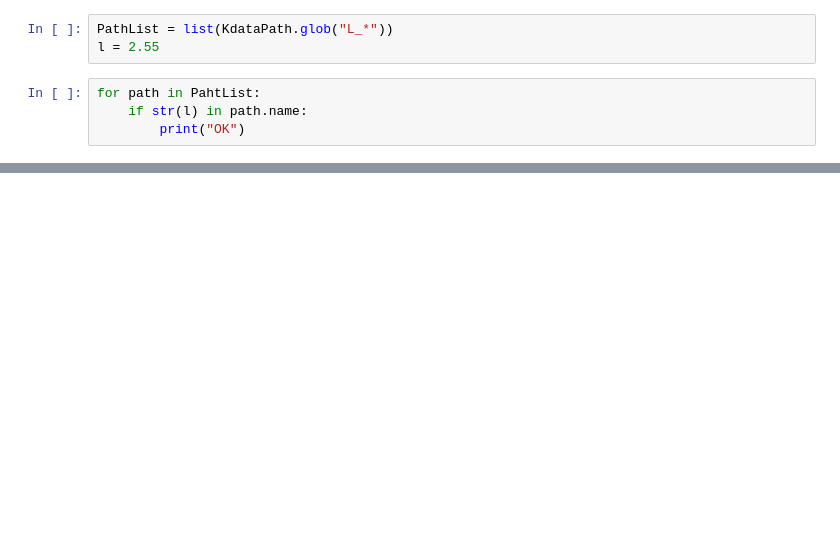
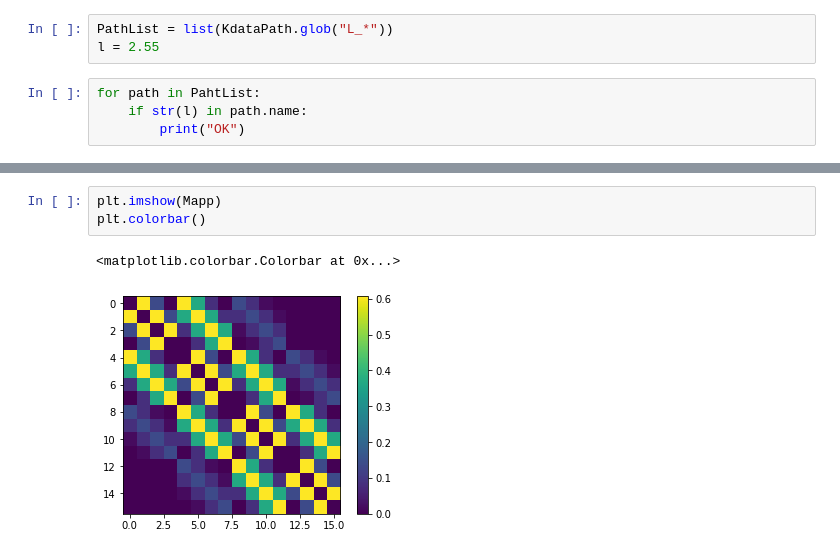
Before and after one commit to alexandreBerezin/ACCAL, a Jupyter notebook: docs/notebooks/kernel.ipynb, the cells around one changed output, grey strips where cells are left out. Saved outputs shown, nothing was run; the diff lists cells and outputs as text; blank space fills up the shorter version.

```diff
--- a/docs/notebooks/kernel.ipynb
+++ b/docs/notebooks/kernel.ipynb
@@ -26,0 +107,6 @@ for path in PahtList:
+# %%
+plt.imshow(Mapp)
+plt.colorbar()
+# %% [output]
+<matplotlib.colorbar.Colorbar at 0x...>
+[figure, added]
```
Also changed, not shown: parts of 18 cells of this notebook, 19 other files.
